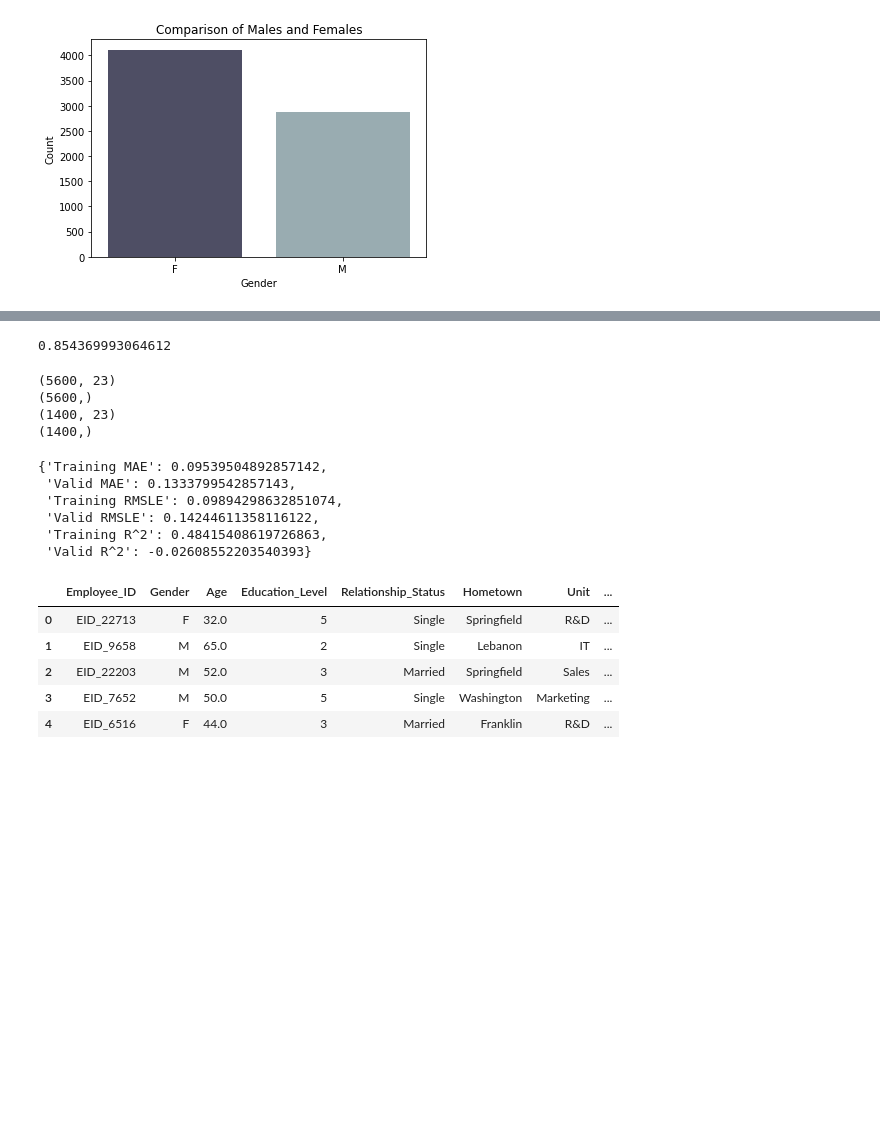
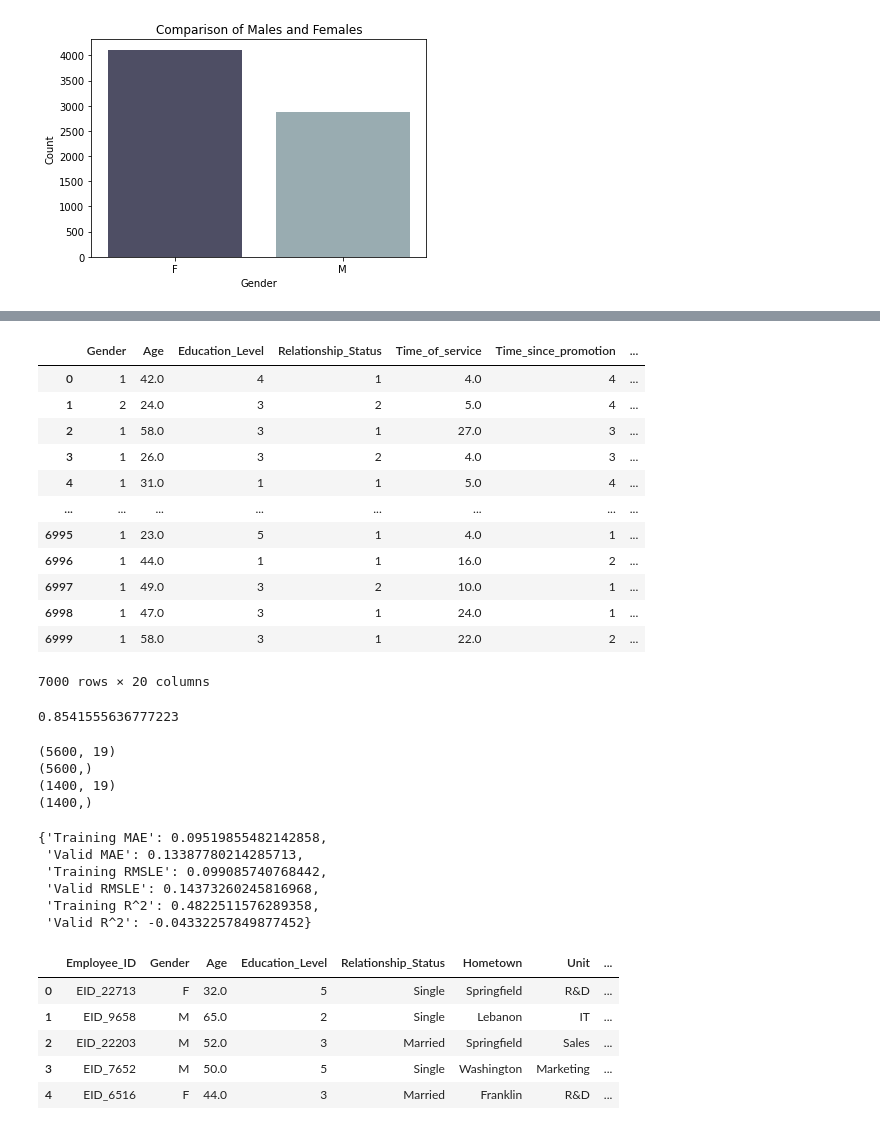
Before and after one commit to avdosev/7-semestr, a Jupyter notebook: AI System/sem/Untitled1.ipynb, the cells around one changed output, grey strips where cells are left out. Drawn from its saved outputs; the diff is of its cells as text; code cells hidden in the pictures; blank space fills up the shorter version.

```diff
--- a/AI System/sem/Untitled1.ipynb
+++ b/AI System/sem/Untitled1.ipynb
@@ -60,6 +62,23 @@ for label, content in df.items():
 
         # We add the +1 because pandas encodes missing categories as -1
         df[label] = pd.Categorical(content).codes+1
+# %%
+df = df.drop(['Employee_ID', 'Hometown',  "Decision_skill_possess", "Unit"], axis="columns")
+df
+# %% [output]
+|  | Gender | Age | Education_Level | Relationship_Status | Time_of_service | Time_since_promotion | ... |
+| 0 | 1 | 42.0 | 4 | 1 | 4.0 | 4 | ... |
+| 1 | 2 | 24.0 | 3 | 2 | 5.0 | 4 | ... |
+| 2 | 1 | 58.0 | 3 | 1 | 27.0 | 3 | ... |
+| 3 | 1 | 26.0 | 3 | 2 | 4.0 | 3 | ... |
+| 4 | 1 | 31.0 | 1 | 1 | 5.0 | 4 | ... |
+| ... | ... | ... | ... | ... | ... | ... | ... |
+| 6995 | 1 | 23.0 | 5 | 1 | 4.0 | 1 | ... |
+| 6996 | 1 | 44.0 | 1 | 1 | 16.0 | 2 | ... |
+| 6997 | 1 | 49.0 | 3 | 2 | 10.0 | 1 | ... |
+| 6998 | 1 | 47.0 | 3 | 1 | 24.0 | 1 | ... |
+| 6999 | 1 | 58.0 | 3 | 1 | 22.0 | 2 | ... |
+7000 rows × 20 columns
 # %%
 from sklearn.ensemble import RandomForestRegressor
 # Instantiate model
@@ -70,7 +89,7 @@ model.fit(df.drop("Attrition_rate", axis=1), df.Attrition_rate.values)
 
 model.score(df.drop("Attrition_rate", axis=1), df.Attrition_rate.values)
 # %% [output]
-0.854369993064612
+0.8541555636777223
 # %%
 x=df.drop("Attrition_rate", axis=1)
 y=df.Attrition_rate.values
@@ -106,16 +125,16 @@ model = RandomForestRegressor(n_jobs=-1,
 model.fit(x_train, y_train)
 show_scores(model)
 # %% [output]
-(5600, 23)
+(5600, 19)
 (5600,)
-(1400, 23)
+(1400, 19)
 (1400,)
-{'Training MAE': 0.09539504892857142,
- 'Valid MAE': 0.1333799542857143,
- 'Training RMSLE': 0.09894298632851074,
- 'Valid RMSLE': 0.14244611358116122,
- 'Training R^2': 0.48415408619726863,
- 'Valid R^2': -0.02608552203540393}
+{'Training MAE': 0.09519855482142858,
+ 'Valid MAE': 0.13387780214285713,
+ 'Training RMSLE': 0.099085740768442,
+ 'Valid RMSLE': 0.14373260245816968,
+ 'Training R^2': 0.4822511576289358,
+ 'Valid R^2': -0.04332257849877452}
 # %%
 df_test = pd.read_csv("./employee/Test.csv")
 df_test.head()
```
Also changed, not shown: parts of 6 cells of this notebook, 24 other files.
